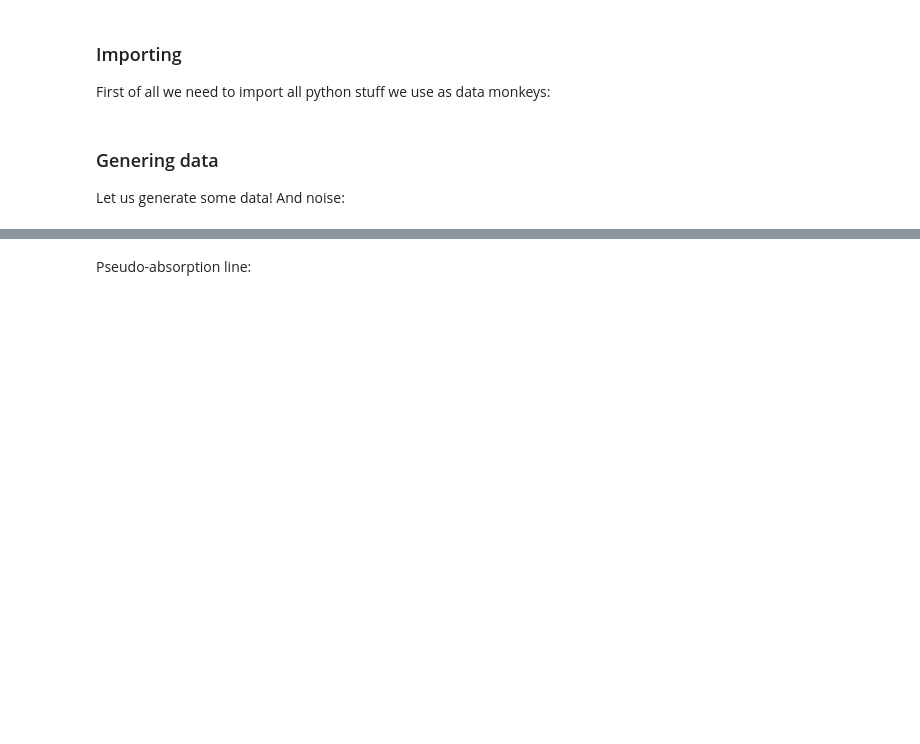
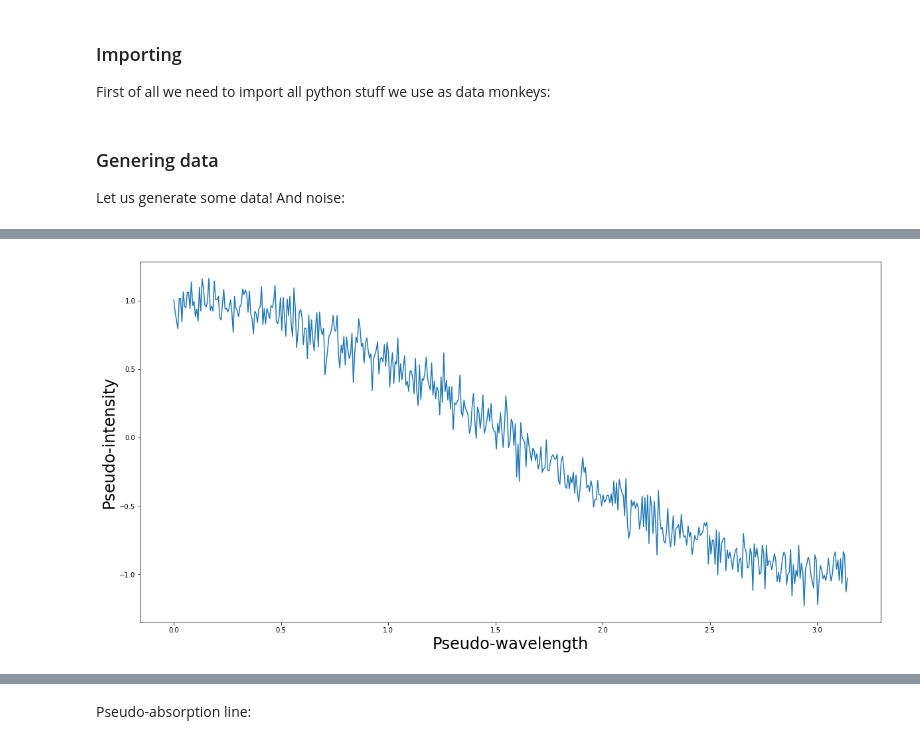
Before and after one commit to teimy/smooth, a Jupyter notebook: various-methods.ipynb, the cells around one changed output, grey strips where cells are left out. Drawn from its saved outputs; the diff is of its cells as text; code cells hidden in the pictures; blank space fills up the shorter version.

```diff
--- a/various-methods.ipynb
+++ b/various-methods.ipynb
@@ -20,0 +25,14 @@ plt.show()
+# %%
+x = np.linspace(0,np.pi,500)
+y = np.cos(x)
+noise = np.random.randn(500)/10
+
+plt.figure(figsize=(20,10))
+plt.plot(x,y+noise)
+#plt.plot(x,y)
+plt.xlabel('Pseudo-wavelength', fontsize=24)
+plt.ylabel('Pseudo-intensity', fontsize=24)
+plt.savefig('pics/sin-noise.png')
+plt.show()
+# %% [output]
+[figure, added]
```
Also changed, not shown: parts of 16 cells of this notebook.
